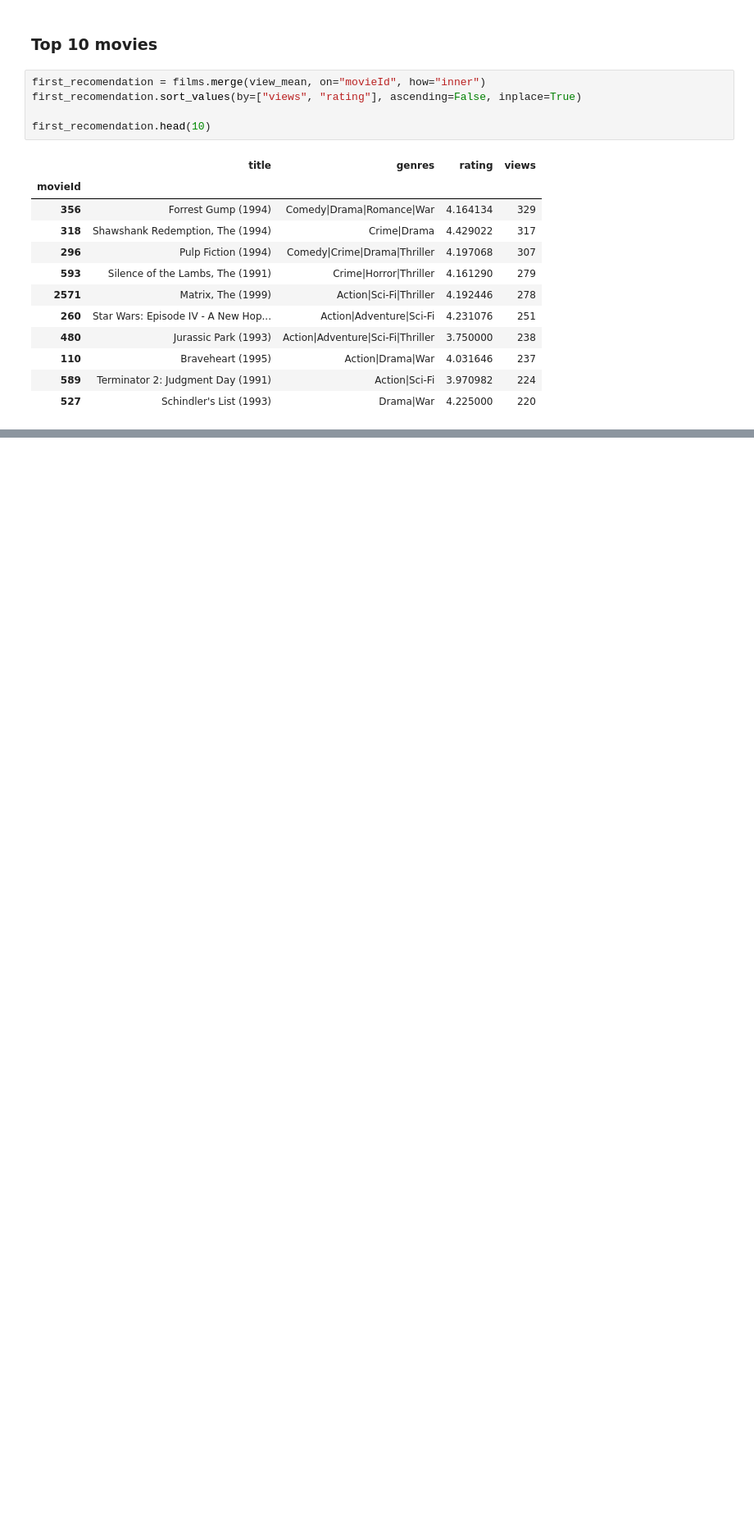
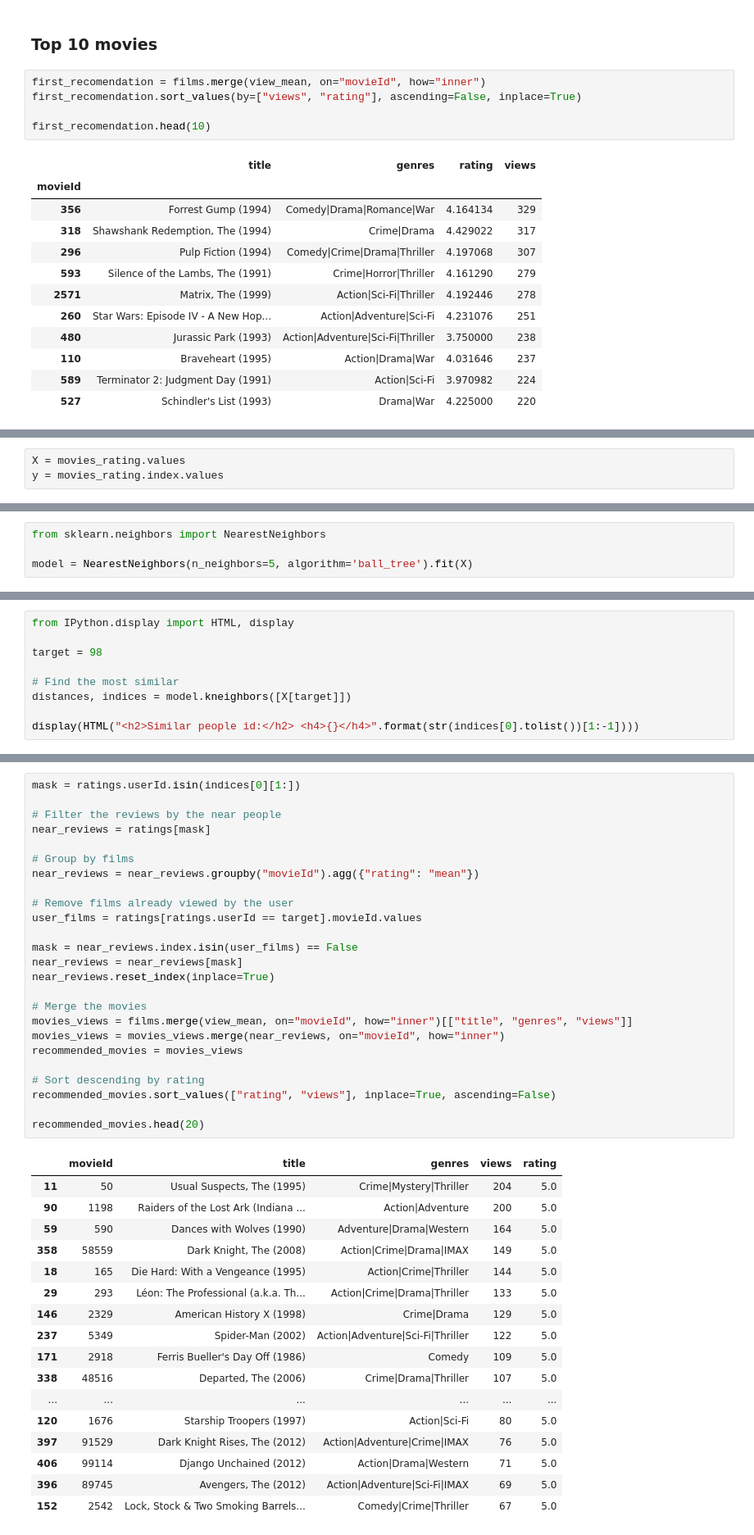
Before and after one commit to alaurentinoofficial/movielens-recomendation-system, a Jupyter notebook: recomendation.ipynb, the cells around one changed output, grey strips where cells are left out. Shown: that part at 82% size. Drawn from its saved outputs; the diff is of its cells as text; blank space fills up the shorter version.

```diff
--- a/recomendation.ipynb
+++ b/recomendation.ipynb
@@ -89,0 +125,3 @@ first_recomendation[["Comedy|Crime" in genre for genre in first_recomendation.ge
+# %%
+X = movies_rating.values
+y = movies_rating.index.values
@@ -89,0 +130,4 @@ first_recomendation[["Comedy|Crime" in genre for genre in first_recomendation.ge
+# %%
+from sklearn.neighbors import NearestNeighbors
+
+model = NearestNeighbors(n_neighbors=5, algorithm='ball_tree').fit(X)
@@ -89,0 +139,9 @@ first_recomendation[["Comedy|Crime" in genre for genre in first_recomendation.ge
+# %%
+from IPython.display import HTML, display
+
+target = 98
+
+# Find the most similar
+distances, indices = model.kneighbors([X[target]])
+
+display(HTML("<h2>Similar people id:</h2> <h4>{}</h4>".format(str(indices[0].tolist())[1:-1])))
@@ -89,0 +156,43 @@ first_recomendation[["Comedy|Crime" in genre for genre in first_recomendation.ge
+# %%
+mask = ratings.userId.isin(indices[0][1:])
+
+# Filter the reviews by the near people
+near_reviews = ratings[mask]
+
+# Group by films
+near_reviews = near_reviews.groupby("movieId").agg({"rating": "mean"})
+
+# Remove films already viewed by the user
+user_films = ratings[ratings.userId == target].movieId.values
+
+mask = near_reviews.index.isin(user_films) == False
+near_reviews = near_reviews[mask]
+near_reviews.reset_index(inplace=True)
+
+# Merge the movies
+movies_views = films.merge(view_mean, on="movieId", how="inner")[["title", "genres", "views"]]
+movies_views = movies_views.merge(near_reviews, on="movieId", how="inner")
+recommended_movies = movies_views
+
+# Sort descending by rating
+recommended_movies.sort_values(["rating", "views"], inplace=True, ascending=False)
+
+recommended_movies.head(20)
+# %% [output]
+|  | movieId | title | genres | views | rating |
+| 11 | 50 | Usual Suspects, The (1995) | Crime|Mystery|Thriller | 204 | 5.0 |
+| 90 | 1198 | Raiders of the Lost Ark (Indiana ... | Action|Adventure | 200 | 5.0 |
+| 59 | 590 | Dances with Wolves (1990) | Adventure|Drama|Western | 164 | 5.0 |
+| 358 | 58559 | Dark Knight, The (2008) | Action|Crime|Drama|IMAX | 149 | 5.0 |
+| 18 | 165 | Die Hard: With a Vengeance (1995) | Action|Crime|Thriller | 144 | 5.0 |
+| 29 | 293 | Léon: The Professional (a.k.a. Th... | Action|Crime|Drama|Thriller | 133 | 5.0 |
+| 146 | 2329 | American History X (1998) | Crime|Drama | 129 | 5.0 |
+| 237 | 5349 | Spider-Man (2002) | Action|Adventure|Sci-Fi|Thriller | 122 | 5.0 |
+| 171 | 2918 | Ferris Bueller's Day Off (1986) | Comedy | 109 | 5.0 |
+| 338 | 48516 | Departed, The (2006) | Crime|Drama|Thriller | 107 | 5.0 |
+| ... | ... | ... | ... | ... | ... |
+| 120 | 1676 | Starship Troopers (1997) | Action|Sci-Fi | 80 | 5.0 |
+| 397 | 91529 | Dark Knight Rises, The (2012) | Action|Adventure|Crime|IMAX | 76 | 5.0 |
+| 406 | 99114 | Django Unchained (2012) | Action|Drama|Western | 71 | 5.0 |
+| 396 | 89745 | Avengers, The (2012) | Action|Adventure|Sci-Fi|IMAX | 69 | 5.0 |
+| 152 | 2542 | Lock, Stock & Two Smoking Barrels... | Comedy|Crime|Thriller | 67 | 5.0 |
```
Also changed, not shown: parts of 14 cells of this notebook.
